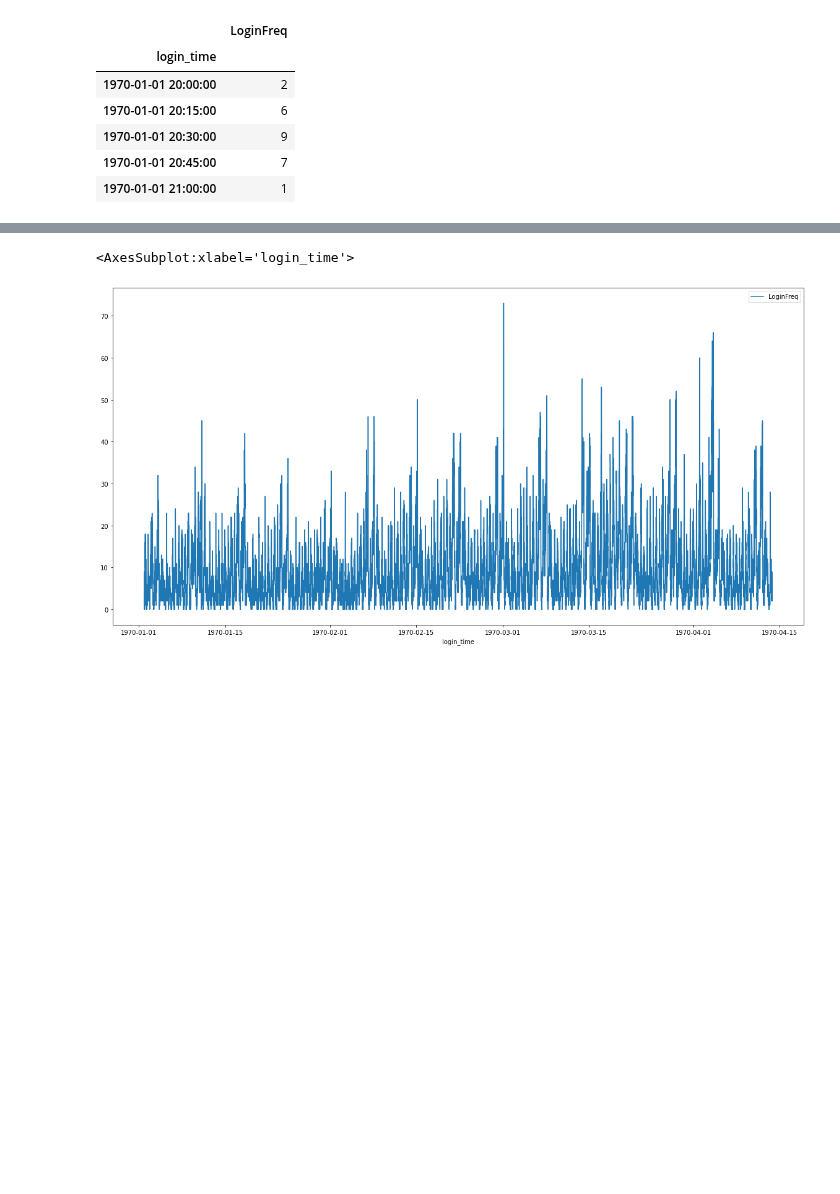
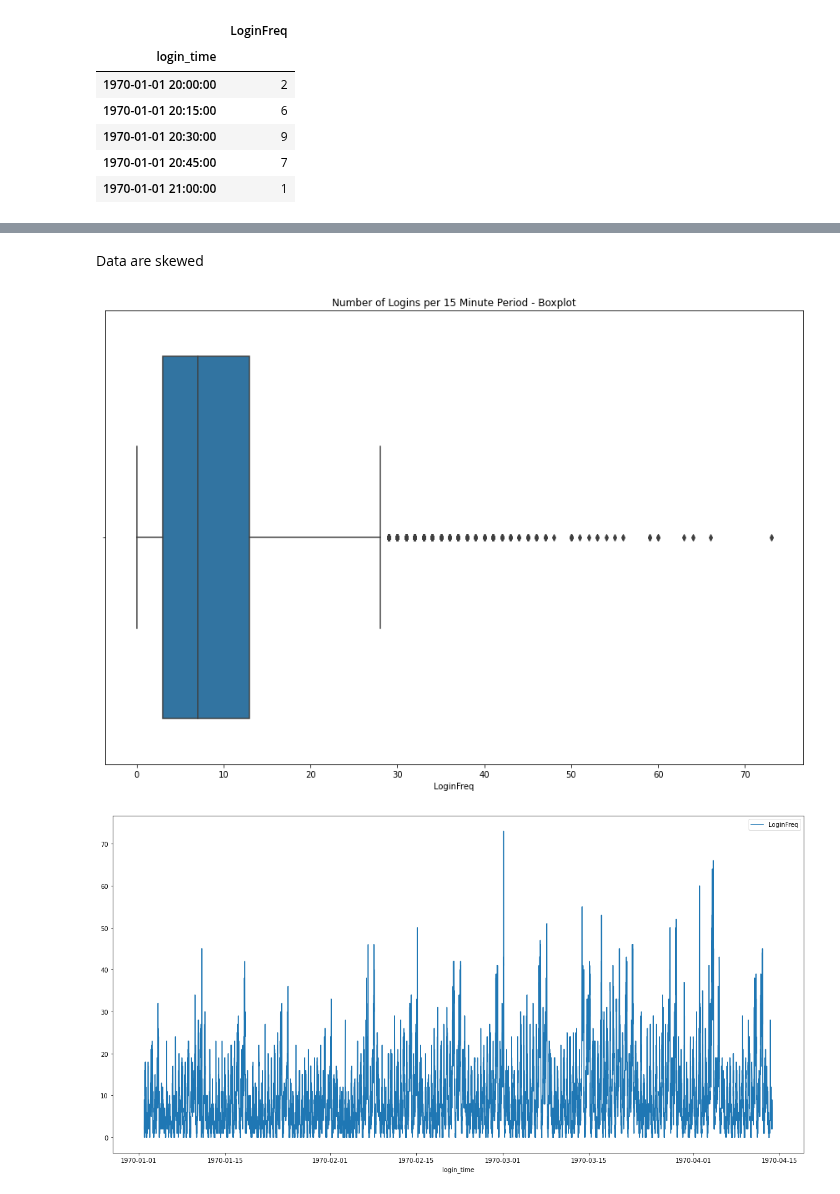
Before and after one commit to Dylan-C-Neal/Springboard-Data-Science-Career-Track, a Jupyter notebook: ultimate_challenge/Ultimate_Data_Challenge.ipynb, the cells around one changed output, grey strips where cells are left out. Saved outputs shown, nothing was run; the diff lists cells and outputs as text; code cells hidden in the pictures; blank space fills up the shorter version.

```diff
--- a/ultimate_challenge/Ultimate_Data_Challenge.ipynb
+++ b/ultimate_challenge/Ultimate_Data_Challenge.ipynb
@@ -55,6 +80,17 @@ logins.head()
+# %% [markdown]
+Data are skewed
+# %%
+# Plot boxplot of logins per 15 minute period
+_ = plt.figure(figsize=(15,10))
+_ = sns.boxplot(data=logins, x='LoginFreq')
+_ = plt.title('Number of Logins per 15 Minute Period - Boxplot')
+# %% [output]
+[figure, added]
 # %%
+# Plot full data
 _ = plt.figure(figsize=(20,10))
-sns.lineplot(data=logins)
+_ = sns.lineplot(data=logins)
+
+plt.show()
 # %% [output]
-<AxesSubplot:xlabel='login_time'>
 [figure]
```
Also changed, not shown: parts of 11 cells of this notebook.
